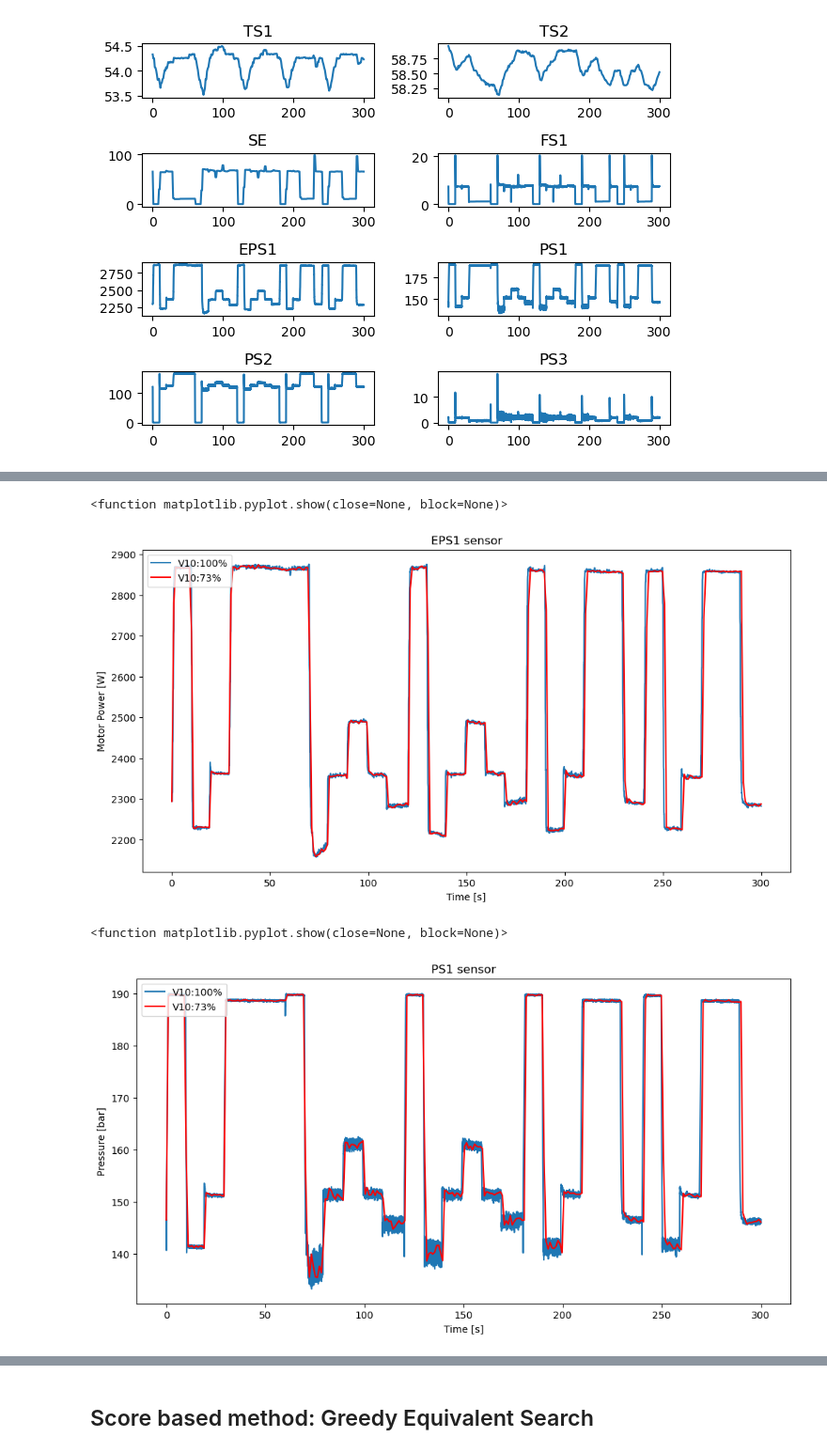
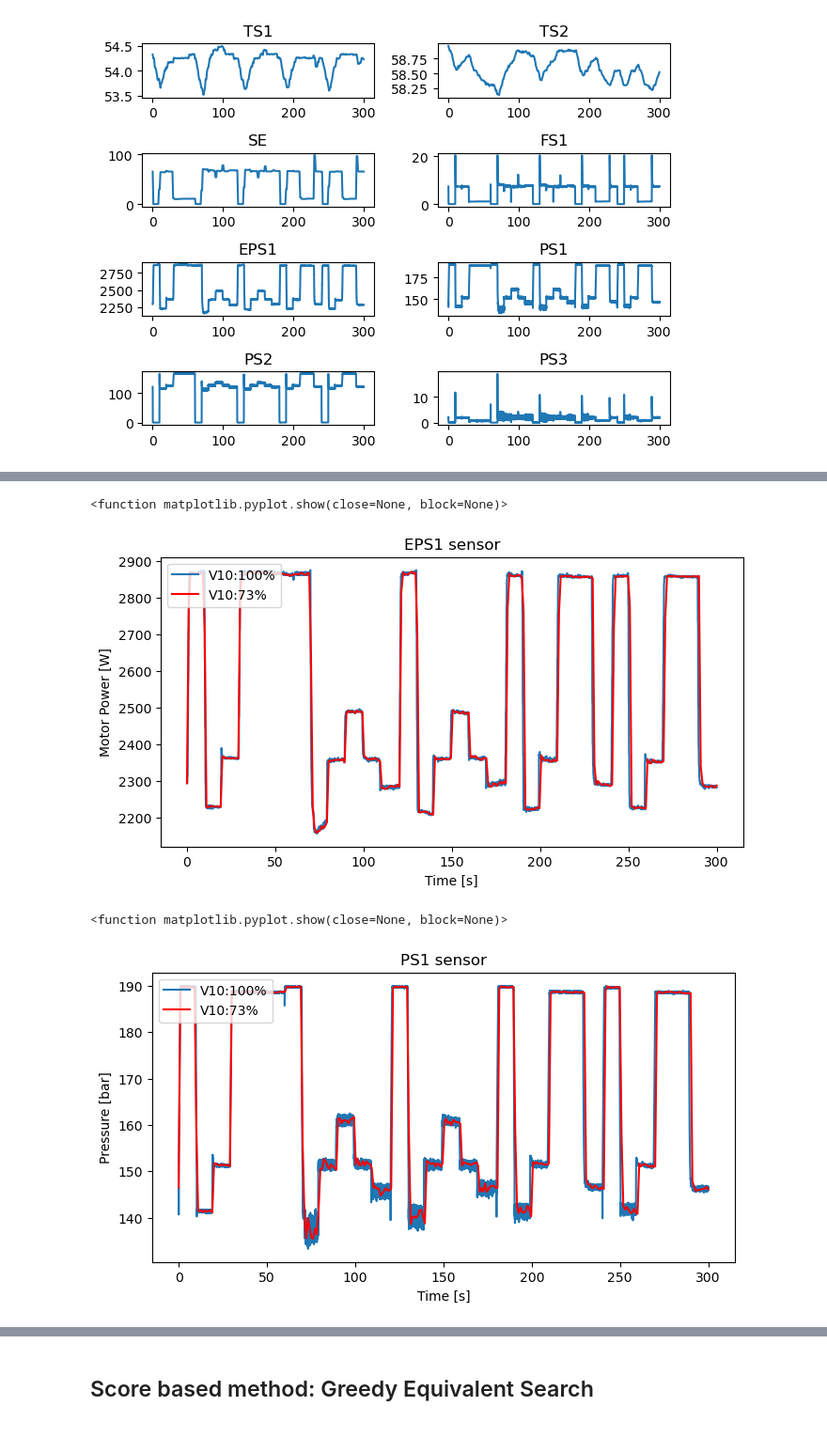
Before and after one commit to SamiraSanchezNT/Hydraulic-System-Condition-monitoring, a Jupyter notebook: ProjectAppliedCausalInference.ipynb, the cells around one changed output, grey strips where cells are left out. Shown: that part at 94% size. Saved outputs shown, nothing was run; the diff lists cells and outputs as text; code cells hidden in the pictures.

```diff
--- a/ProjectAppliedCausalInference.ipynb
+++ b/ProjectAppliedCausalInference.ipynb
@@ -548,7 +375,7 @@ plt.show
 #EPS1 detail
 t = np.linspace(0, 60*5, num=6000*5)
 t_sub = np.linspace(0, 60*5, num=60*5)
-plt.figure(figsize=(12,6))
+plt.figure(figsize=(8,4))
 plt.plot(t, X_100Hz[:6000*5,0], label="V10:100%")
 plt.plot(t_sub, X_100Hz_sub[0:60*5,0],'r', label="V10:73%")
 plt.xlabel('Time [s]')
@@ -558,22 +385,22 @@ plt.legend(loc='upper left')
 plt.show
 # %% [output]
 <function matplotlib.pyplot.show(close=None, block=None)>
-[figure, old version]
+[figure, new version]
 # %%
 #PS1 detail
 t = np.linspace(0, 60*5, num=6000*5)
 t_sub = np.linspace(0, 60*5, num=60*5)
-plt.figure(figsize=(12,6))
+plt.figure(figsize=(8,4))
 plt.plot(t, X_100Hz[:6000*5,1], label="V10:100%")
 plt.plot(t_sub, X_100Hz_sub[0:60*5,1],'r', label="V10:73%")
 plt.xlabel('Time [s]')
 plt.ylabel('Pressure [bar]')
 plt.title('PS1 sensor')
 plt.legend(loc='upper left')
 plt.show
 # %% [output]
 <function matplotlib.pyplot.show(close=None, block=None)>
-[figure, old version]
+[figure, new version]
 # %%
 #PS2 detail
 t = np.linspace(0, 60*5, num=6000*5)
```
Also changed, not shown: parts of 45 cells of this notebook, 10 other files.
